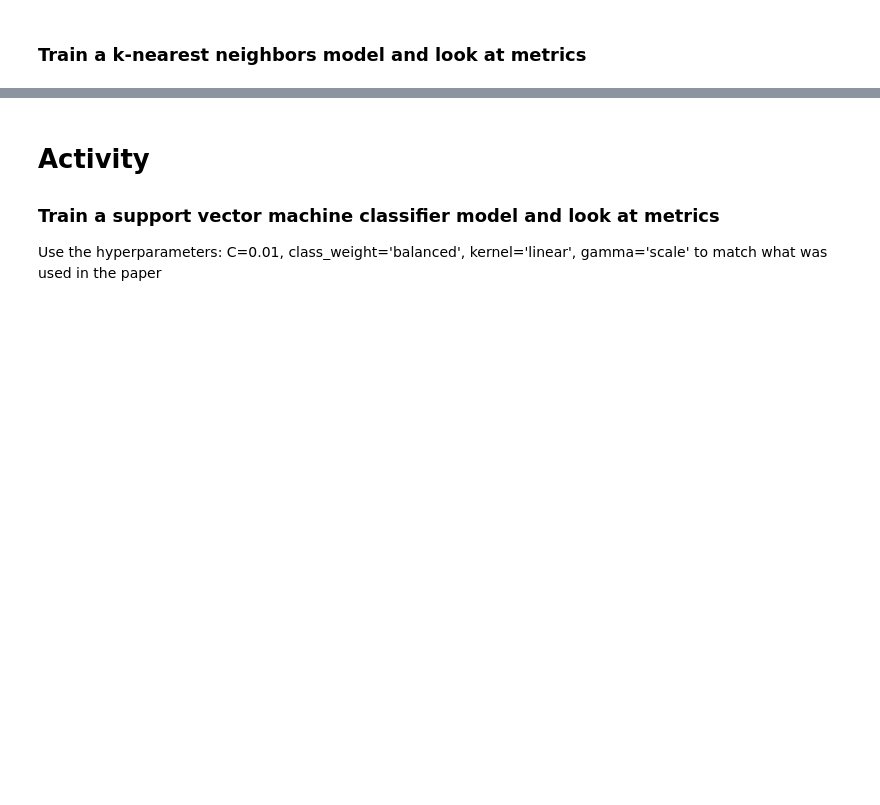
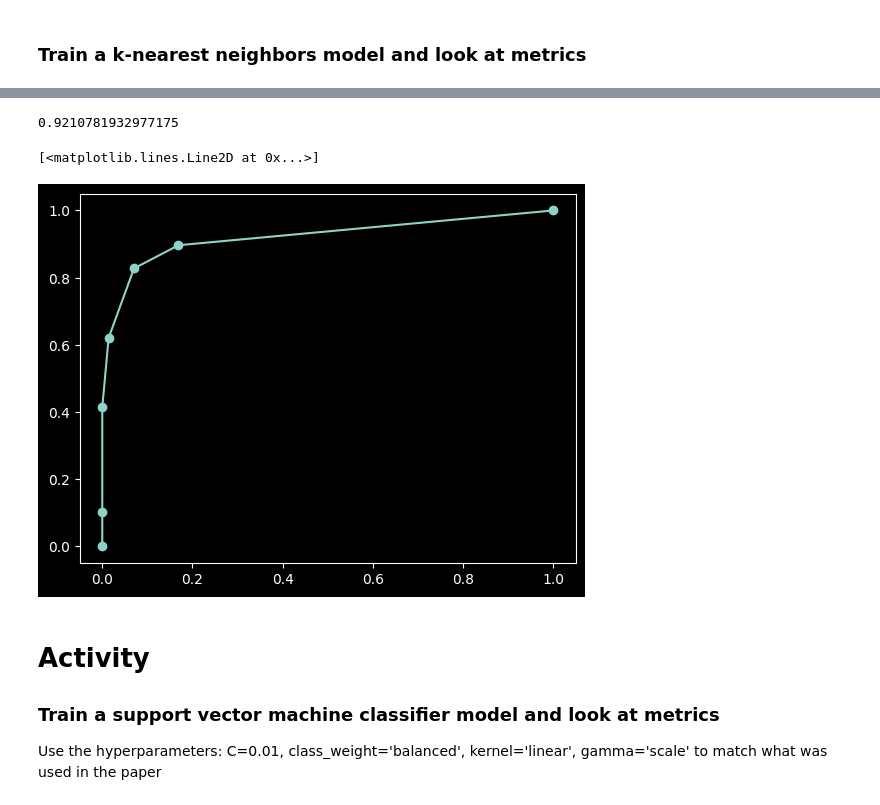
Before and after one commit to UH-MBBE/BE-491-Lecture-11, a Jupyter notebook: L11_Notes.ipynb, the cells around one changed output, grey strips where cells are left out. Saved outputs shown, nothing was run; the diff lists cells and outputs as text; code cells hidden in the pictures; blank space fills up the shorter version.

```diff
--- a/L11_Notes.ipynb
+++ b/L11_Notes.ipynb
@@ -211,0 +447,9 @@ feature_importances_df.plot.bar(x='feature', y='importance', rot=90, figsize=(13
+# %%
+# train a KNN model
+from sklearn.neighbors import KNeighborsClassifier
+
+knn_model = KNeighborsClassifier(n_neighbors=5)
+
+knn_model.fit(X_train, y_train)
+
+knn_model
@@ -216,2 +488,9 @@ feature_importances_df.plot.bar(x='feature', y='importance', rot=90, figsize=(13
 # %%
 # look at area under the ROC curve
+y_pred_prob_knn = knn_model.predict_proba(X_test)[:, 1]
+
+auc = roc_auc_score(y_test, y_pred_prob_knn)
+
+auc
+# %% [output]
+0.9210781932977175
@@ -220,3 +497,11 @@ feature_importances_df.plot.bar(x='feature', y='importance', rot=90, figsize=(13
+# %%
+# plot the ROC curve
+fpr_knn, tpr_knn, thresholds_knn = roc_curve(y_test, y_pred_prob_knn, pos_label='Yes')
+
+plt.plot(fpr_knn, tpr_knn, marker='o')
+# %% [output]
+[<matplotlib.lines.Line2D at 0x...>]
+[figure, added]
 # %% [markdown]
 # Activity
 
```
Also changed, not shown: parts of 43 cells of this notebook.
